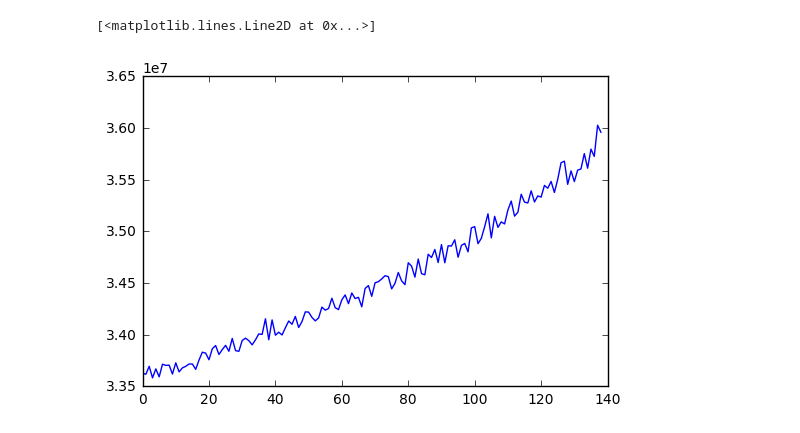
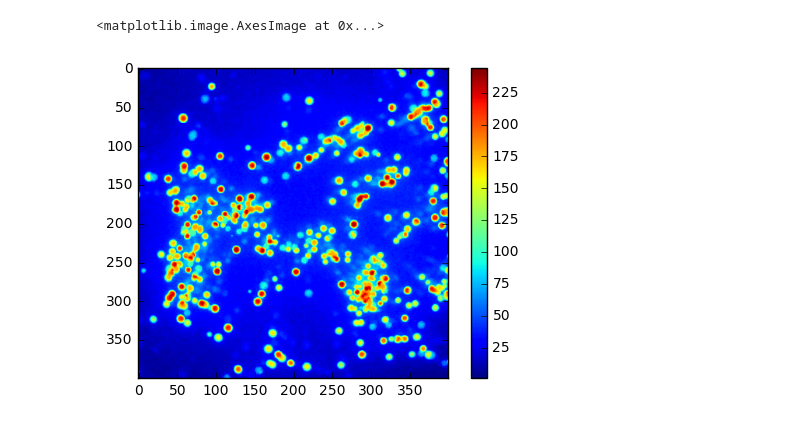
Before and after one commit to RudgeLab/FluoPi, a Jupyter notebook: Analysis.ipynb, the cells around one changed output. Saved outputs shown, nothing was run; the diff lists cells and outputs as text; code cells hidden in the pictures.

```diff
--- a/Analysis.ipynb
+++ b/Analysis.ipynb
@@ -35,5 +34,8 @@ plt.imshow(ims[:,:,-1])
-# %%
-plt.plot(ims.sum(axis=(0,1)))
-# %% [output]
-[<matplotlib.lines.Line2D at 0x...>]
-[figure, removed]
+# %%
+plt.imshow(ims[:,:,-1])
+plt.colorbar()
+imssub = ims[200:600,200:600,:]
+plt.imshow(imssub[:,:,-1])
+# %% [output]
+<matplotlib.image.AxesImage at 0x...>
+[figure, added]
```
Also changed, not shown: parts of 21 cells of this notebook, 1 other file.
